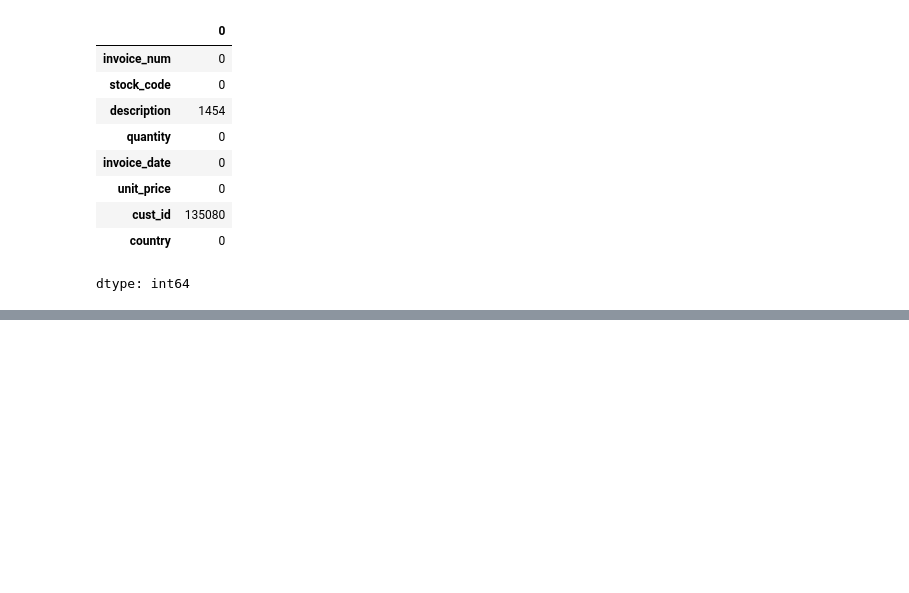
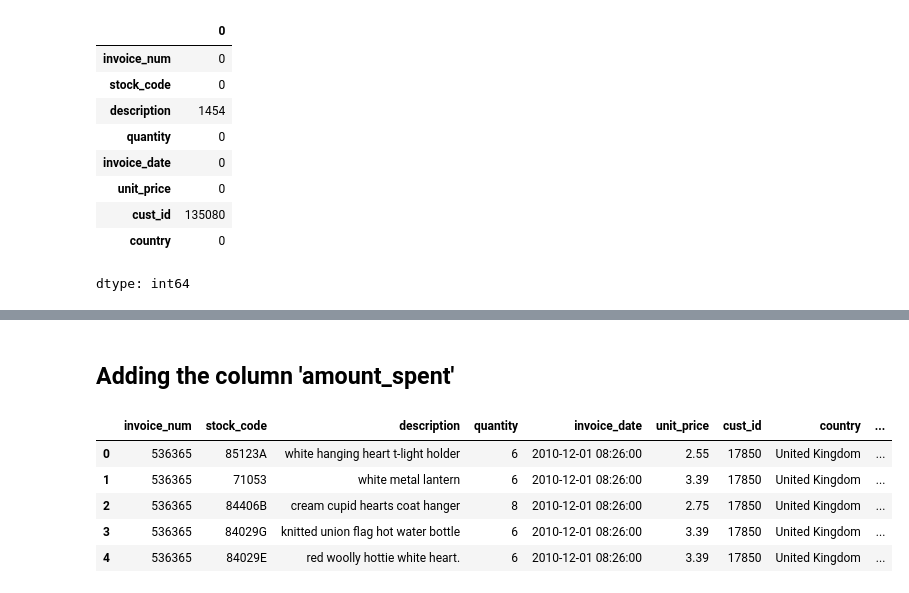
Before and after one commit to ApoorvaReddy17/practice, a Jupyter notebook: Data_Analysis_EDA_.ipynb, the cells around one changed output, grey strips where cells are left out. Cells and saved outputs as stored; diff of their text form; code cells hidden in the pictures; blank space fills up the shorter version.

```diff
--- a/Data_Analysis_EDA_.ipynb
+++ b/Data_Analysis_EDA_.ipynb
@@ -242,0 +285,4 @@ dtype: object
+# %%
+# Treating Missing values (Based on team meeting/client discussion)
+df_new = df.dropna()
+df_new.isnull().sum()
@@ -242,0 +327,4 @@ dtype: object
+# %%
+# converting cust_id float type to intger type
+df_new['cust_id'] = df_new['cust_id'].astype('int64')
+df_new.head()
@@ -242,0 +369,5 @@ dtype: object
+# %%
+# conclusion : quantity column have some negative values
+# we need to remove negative values
+con = df_new.quantity > 0
+con
@@ -242,0 +389,3 @@ dtype: object
+# %%
+df_new = df_new[con]
+df_new.info()
@@ -242,0 +429,12 @@ dtype: object
+# %% [markdown]
+## **Adding the column 'amount_spent'**
+# %%
+df_new['amount_spent'] = df_new['quantity'] * df_new['unit_price']
+df_new.head()
+# %% [output]
+|  | invoice_num | stock_code | description | quantity | invoice_date | unit_price | cust_id | country | ... |
+| 0 | 536365 | 85123A | white hanging heart t-light holder | 6 | 2010-12-01 08:26:00 | 2.55 | 17850 | United Kingdom | ... |
+| 1 | 536365 | 71053 | white metal lantern | 6 | 2010-12-01 08:26:00 | 3.39 | 17850 | United Kingdom | ... |
+| 2 | 536365 | 84406B | cream cupid hearts coat hanger | 8 | 2010-12-01 08:26:00 | 2.75 | 17850 | United Kingdom | ... |
+| 3 | 536365 | 84029G | knitted union flag hot water bottle | 6 | 2010-12-01 08:26:00 | 3.39 | 17850 | United Kingdom | ... |
+| 4 | 536365 | 84029E | red woolly hottie white heart. | 6 | 2010-12-01 08:26:00 | 3.39 | 17850 | United Kingdom | ... |
```
Also changed, not shown: parts of 31 cells of this notebook.
